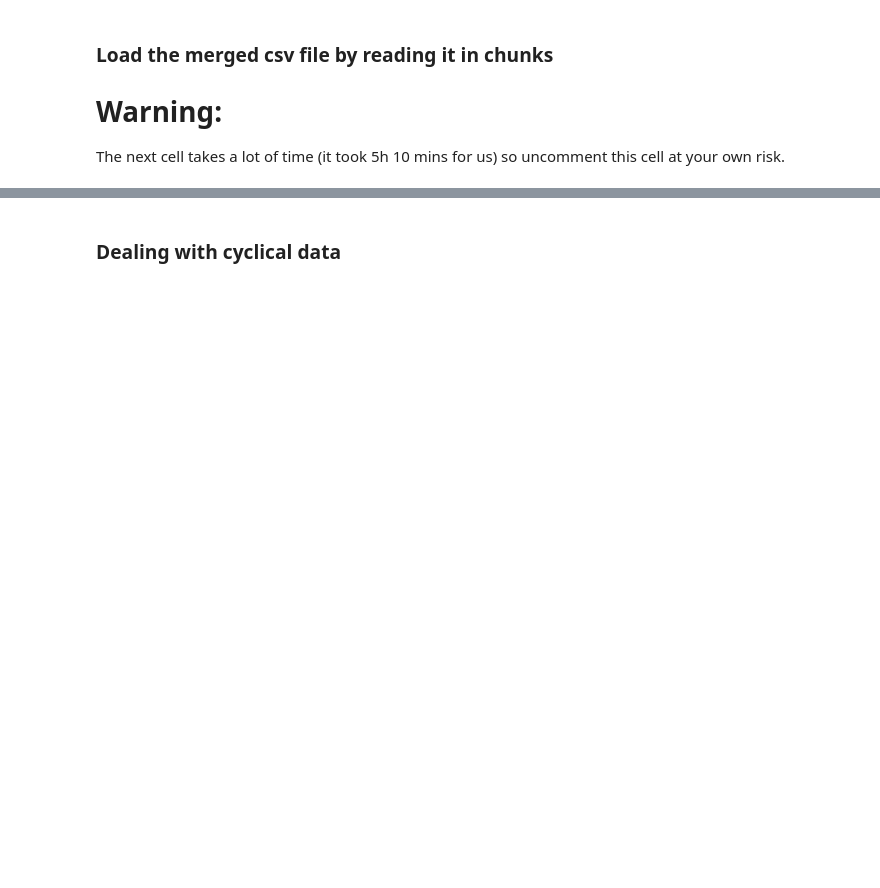
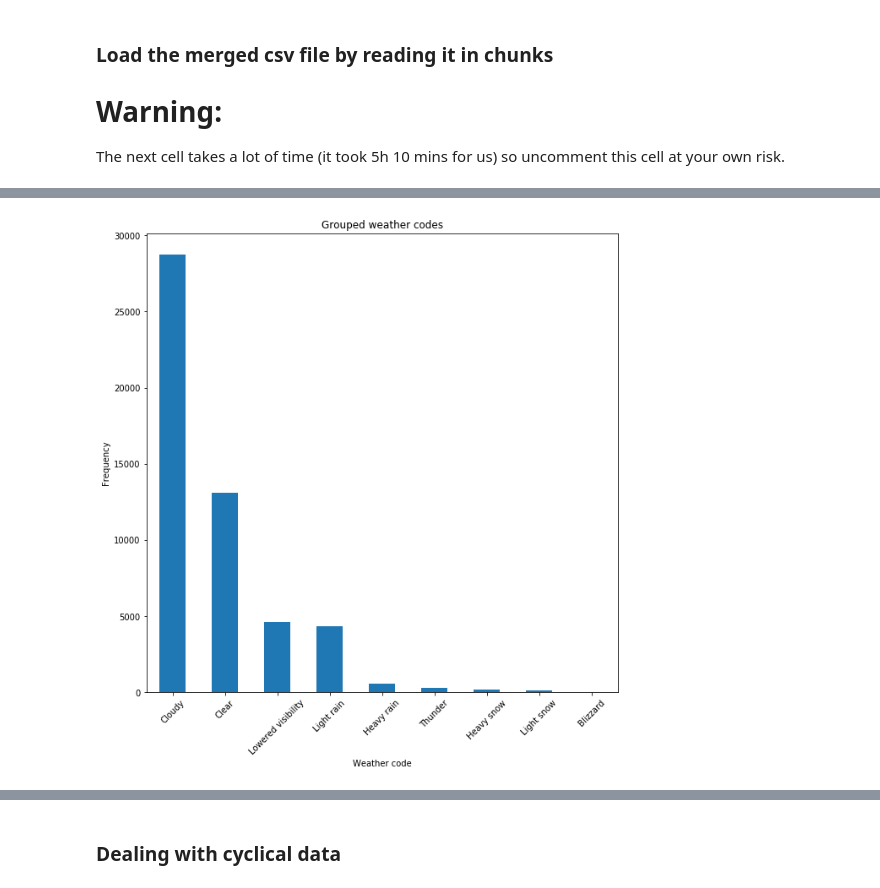
Before and after one commit to Krismix1/data-science-mandatory-2, a Jupyter notebook: model.ipynb, the cells around one changed output, grey strips where cells are left out. Drawn from its saved outputs; the diff is of its cells as text; code cells hidden in the pictures; blank space fills up the shorter version.

```diff
--- a/model.ipynb
+++ b/model.ipynb
@@ -253,3 +317,11 @@ shares_extra_attribs['weatherCode'].hist()
+# %%
+ax = shares_extra_attribs['weatherCode'].value_counts().plot('bar', figsize=(10,10))
+ax.set_xlabel('Weather code')
+ax.set_ylabel('Frequency')
+ax.set_title('Grouped weather codes')
+_ = ax.set_xticklabels(ax.get_xticklabels(), rotation=45)
+# %% [output]
+[figure, added]
 # %%
 fig,(ax1, ax2, ax3)= plt.subplots(nrows=3)
 fig.set_size_inches(fig_size)
```
Also changed, not shown: parts of 36 cells of this notebook.
